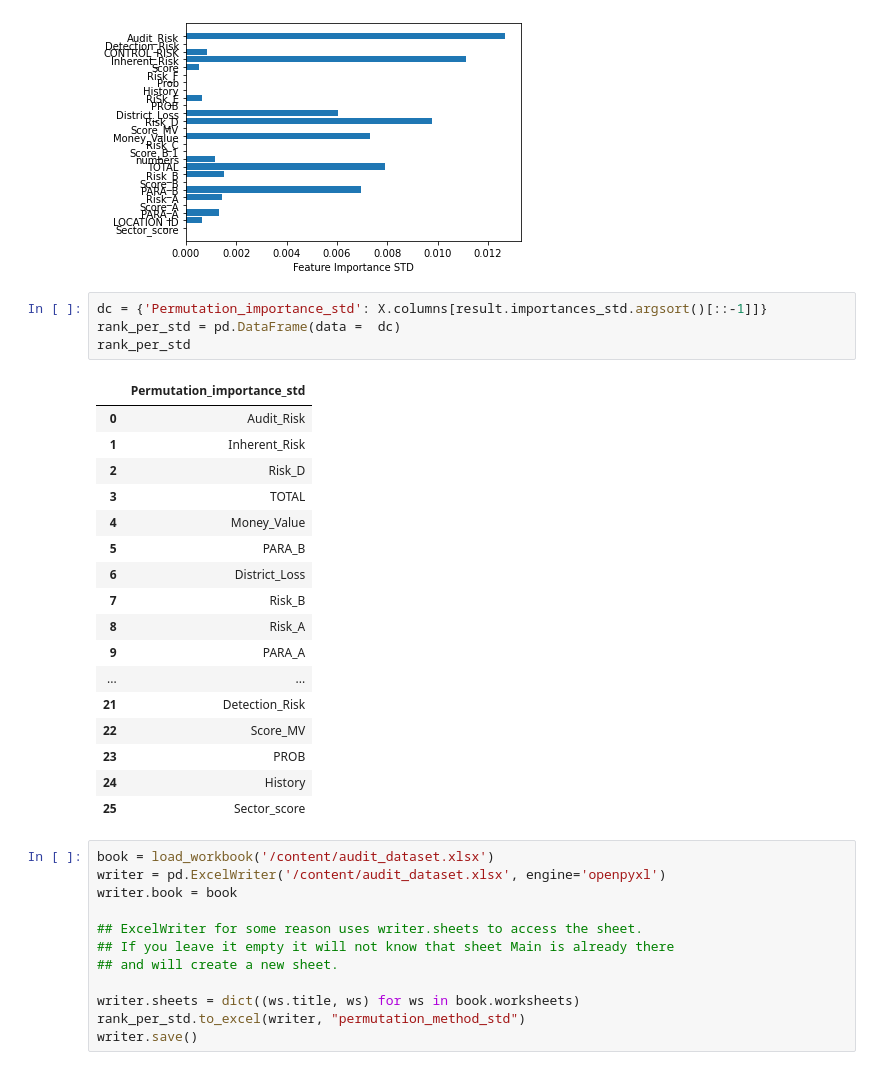
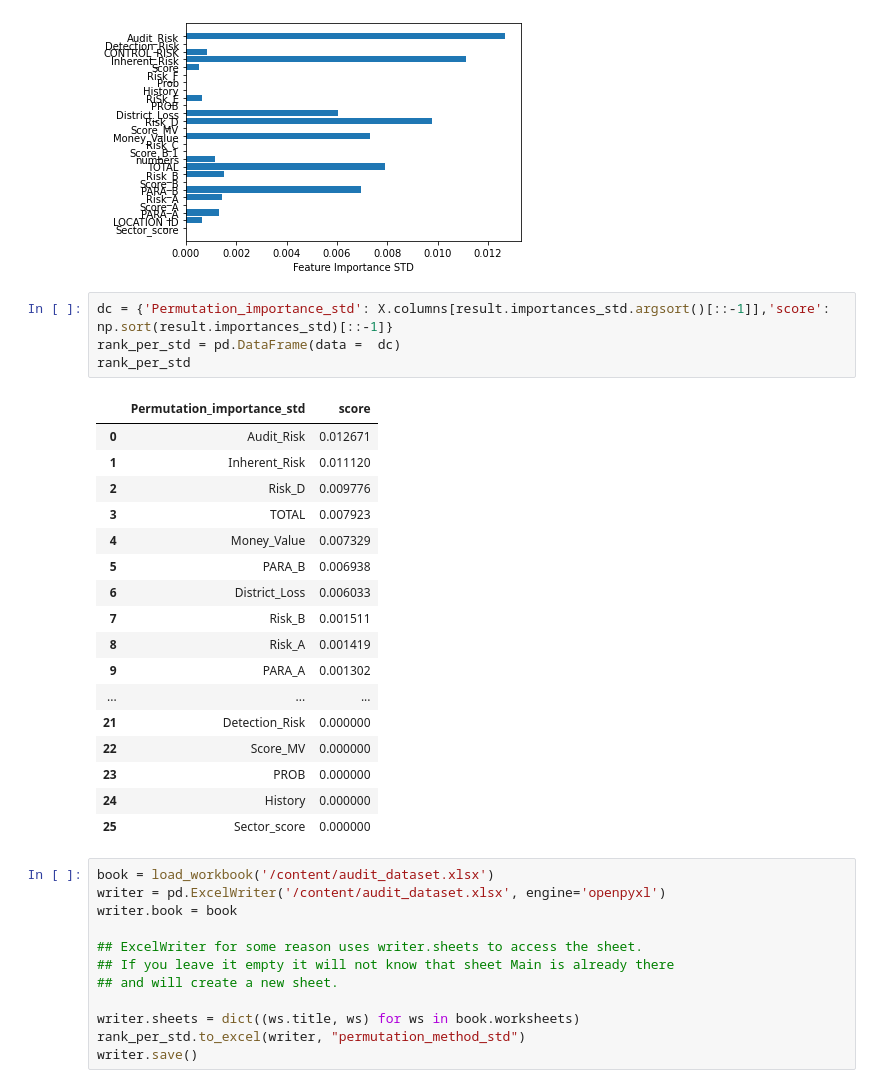
Before and after one commit to Noob919/Feature_selection, a Jupyter notebook: Audit.ipynb, the cells around one changed output. Saved outputs shown, nothing was run; the diff lists cells and outputs as text.

```diff
--- a/Audit.ipynb
+++ b/Audit.ipynb
@@ -200,27 +200,27 @@ plt.xlabel("Feature Importance STD")
 Text(0.5, 0, 'Feature Importance STD')
 [figure]
 # %%
-dc = {'Permutation_importance_std': X.columns[result.importances_std.argsort()[::-1]]}
+dc = {'Permutation_importance_std': X.columns[result.importances_std.argsort()[::-1]],'score': np.sort(result.importances_std)[::-1]}
 rank_per_std = pd.DataFrame(data =  dc)
 rank_per_std
 # %% [output]
-|  | Permutation_importance_std |
-| 0 | Audit_Risk |
-| 1 | Inherent_Risk |
-| 2 | Risk_D |
-| 3 | TOTAL |
-| 4 | Money_Value |
-| 5 | PARA_B |
-| 6 | District_Loss |
-| 7 | Risk_B |
-| 8 | Risk_A |
-| 9 | PARA_A |
-| ... | ... |
-| 21 | Detection_Risk |
-| 22 | Score_MV |
-| 23 | PROB |
-| 24 | History |
-| 25 | Sector_score |
+|  | Permutation_importance_std | score |
+| 0 | Audit_Risk | 0.012671 |
+| 1 | Inherent_Risk | 0.011120 |
+| 2 | Risk_D | 0.009776 |
+| 3 | TOTAL | 0.007923 |
+| 4 | Money_Value | 0.007329 |
+| 5 | PARA_B | 0.006938 |
+| 6 | District_Loss | 0.006033 |
+| 7 | Risk_B | 0.001511 |
+| 8 | Risk_A | 0.001419 |
+| 9 | PARA_A | 0.001302 |
+| ... | ... | ... |
+| 21 | Detection_Risk | 0.000000 |
+| 22 | Score_MV | 0.000000 |
+| 23 | PROB | 0.000000 |
+| 24 | History | 0.000000 |
+| 25 | Sector_score | 0.000000 |
 # %%
 book = load_workbook('/content/audit_dataset.xlsx')
 writer = pd.ExcelWriter('/content/audit_dataset.xlsx', engine='openpyxl')
```
Also changed, not shown: parts of 12 cells of this notebook.
